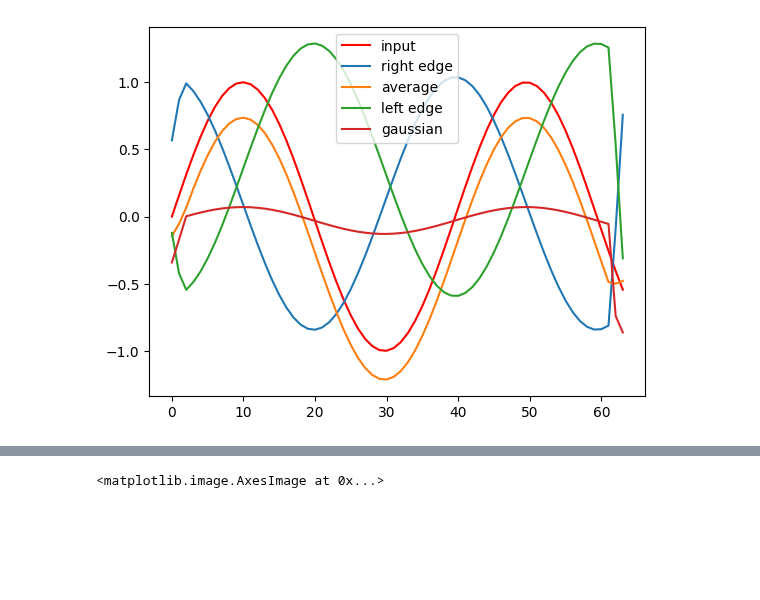
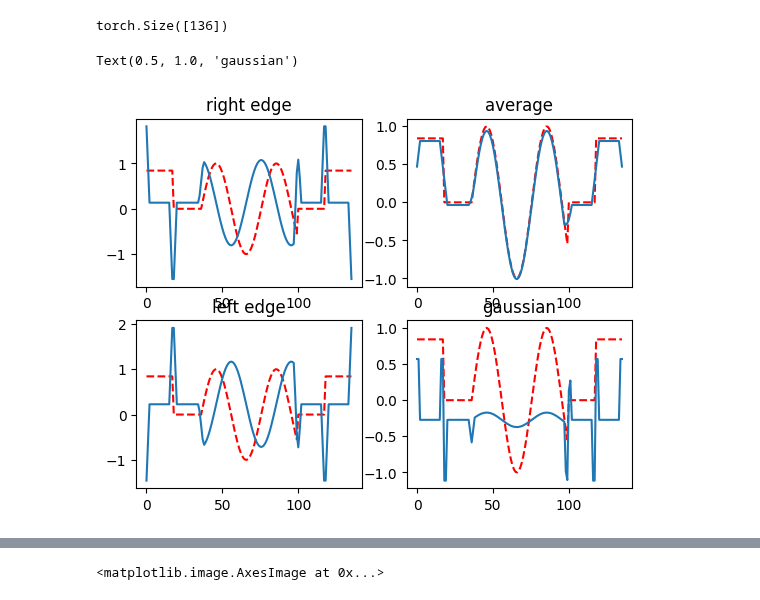
Before and after one commit to culurciello/deep-learning-course-source, a Jupyter notebook: source/lectures/40-conv-layer.ipynb, the cells around one changed output, grey strips where cells are left out. Cells and saved outputs as stored; diff of their text form; code cells hidden in the pictures; blank space fills up the shorter version.

```diff
--- a/source/lectures/40-conv-layer.ipynb
+++ b/source/lectures/40-conv-layer.ipynb
@@ -28,35 +34,48 @@ In this example below we show how a convolution affects an input sequence of num
 # %%
-import torch
-import matplotlib.pyplot as plt
+# seq = torch.rand(1,64)
+t = torch.cat([torch.ones(18), torch.zeros(18), torch.linspace(0,10,64), torch.zeros(18), torch.ones(18)])
 
-# seq = torch.rand(1,64)
-t = torch.linspace(0,10,64)
+print(t.shape)
 seq = torch.sin(t).unsqueeze(0)
 # seq = (torch.sin(t)+torch.sin(2*t)).unsqueeze(0)
 # print(seq.shape)
 sp = seq.permute(1,0)
 m = torch.nn.Conv1d(1, 4, 5, padding=2) # implements 4 filters with a kernel of 5 numbers
 # print(m.weight)
 # print(m.weight.shape)
 f = torch.Tensor([[[-1,-1, 0, 1, 1]],  # right edge
                   [[ 1/5, 1/5, 1/5, 1/5, 1/5]],  # average
                   [[ 1, 1, 0,-1,-1]],  # left edge
                   [[-1, 0, 2, 0,-1]]]) # gaussian
 # print(m.weight.shape)
 m.weight = torch.nn.Parameter(f)
 # print("convolution filer: ")
 # print(m.weight)
 output = m(seq)
 # print(output.shape)
 op = output.permute(1,0).detach()
-plt.plot(sp, 'r', label="input") # plot original sin wave in red
-plt.plot(op[:,0], label="right edge") # plot 4 outputs in green
-plt.plot(op[:,1], label="average") # plot 4 outputs in green
-plt.plot(op[:,2], label="left edge") # plot 4 outputs in green
-plt.plot(op[:,3], label="gaussian") # plot 4 outputs in green
-leg = plt.legend(loc='upper center')
+
+# plot
+fig, axs = plt.subplots(2, 2) # 2x2 plots
+axs[0,0].plot(sp, 'r--', label="input") # plot original sin wave in red
+axs[0,0].plot(op[:,0], label="right edge") # plot 4 outputs in green
+axs[0,0].set_title('right edge')
+
+axs[0,1].plot(sp, 'r--', label="input") # plot original sin wave in red
+axs[0,1].plot(op[:,1], label="average") # plot 4 outputs in green
+axs[0,1].set_title('average')
+
+axs[1,0].plot(sp, 'r--', label="input") # plot original sin wave in red
+axs[1,0].plot(op[:,2], label="left edge") # plot 4 outputs in green
+axs[1,0].set_title('left edge')
+
+axs[1,1].plot(sp, 'r--', label="input") # plot original sin wave in red
+axs[1,1].plot(op[:,3], label="gaussian") # plot 4 outputs in green
+axs[1,1].set_title('gaussian')
 # %% [output]
+torch.Size([136])
+Text(0.5, 1.0, 'gaussian')
-[figure, old version]
+[figure, new version]
 # %% [markdown]
 ## 2D convolution
 
```
Also changed, not shown: parts of 6 cells of this notebook, 3 other files.
